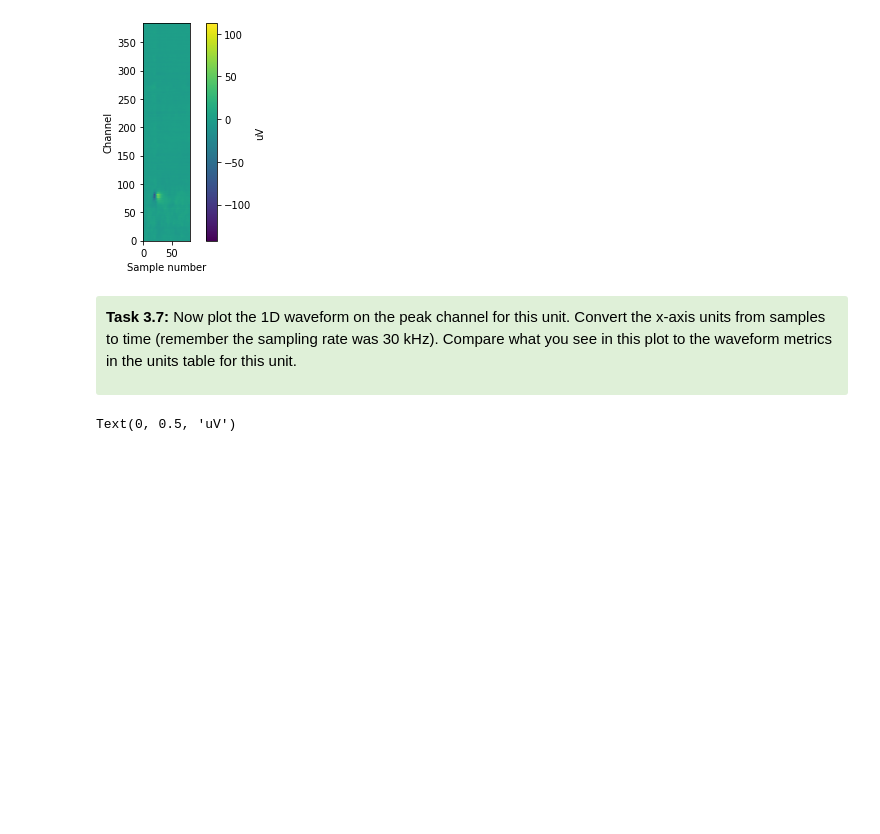
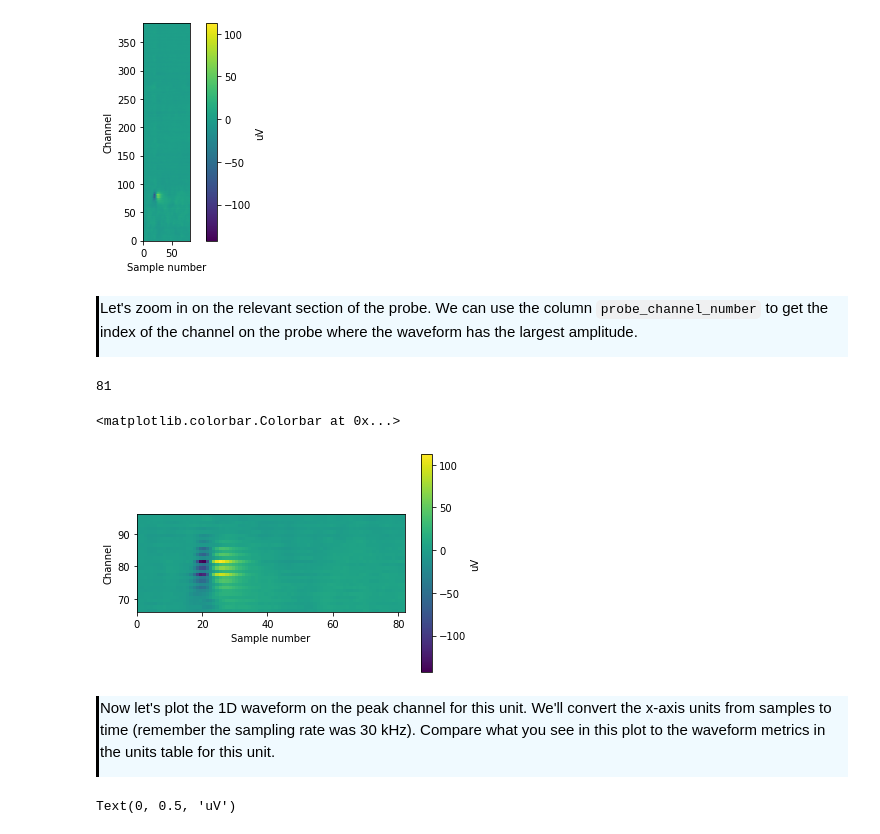
Before and after one commit to AllenInstitute/swdb_2022, a Jupyter notebook: DynamicBrain/solutions/Visual_Behavior_Neuropixels_SWDB_2022_Tutorial_Solutions.ipynb, the cells around one changed output. Saved outputs shown, nothing was run; the diff lists cells and outputs as text; code cells hidden in the pictures; blank space fills up the shorter version.

```diff
--- a/DynamicBrain/solutions/Visual_Behavior_Neuropixels_SWDB_2022_Tutorial_Solutions.ipynb
+++ b/DynamicBrain/solutions/Visual_Behavior_Neuropixels_SWDB_2022_Tutorial_Solutions.ipynb
@@ -523,6 +572,6 @@ waveforms = session.mean_waveforms
 </div>
 # %%
-unit_waveform = waveforms[unit_id]
+unit_waveform = waveforms[1061853810]
 unit_waveform.shape
 # %% [output]
 (384, 82)
@@ -539,7 +588,28 @@ plt.colorbar(im, label='uV')
 # %% [output]
 <matplotlib.colorbar.Colorbar at 0x...>
 [figure]
+# %% [markdown]
+<div style="border-left: 3px solid #000; padding: 1px; padding-left: 10px; background: #F0FAFF; ">
+
+Let's zoom in on the relevant section of the probe. We can use the column `probe_channel_number` to get the index of the channel on the probe where the waveform has the largest amplitude.
+</div>
+# %%
+peak_channel = units.loc[1061853810]['probe_channel_number']
+peak_channel
+# %% [output]
+81
+# %%
+fig, ax = plt.subplots()
+im = ax.imshow(unit_waveform[peak_channel-15:peak_channel+15], origin='lower',
+               extent=[0, 82, peak_channel-15, peak_channel+15])
+ax.set_xlabel('Sample number')
+ax.set_ylabel('Channel')
+plt.colorbar(im, label='uV')
+# %% [output]
+<matplotlib.colorbar.Colorbar at 0x...>
+[figure, added]
 # %% [markdown]
-<div style="background: #DFF0D8; border-radius: 3px; padding: 10px;">
-    <p><b>Task 3.7:</b> Now plot the 1D waveform on the peak channel for this unit. Convert the x-axis units from samples to time (remember the sampling rate was 30 kHz). Compare what you see in this plot to the waveform metrics in the units table for this unit.
+<div style="border-left: 3px solid #000; padding: 1px; padding-left: 10px; background: #F0FAFF; ">
+
+Now let's plot the 1D waveform on the peak channel for this unit. We'll convert the x-axis units from samples to time (remember the sampling rate was 30 kHz). Compare what you see in this plot to the waveform metrics in the units table for this unit.
 </div>
```
Also changed, not shown: parts of 64 cells of this notebook, 4 other files.
